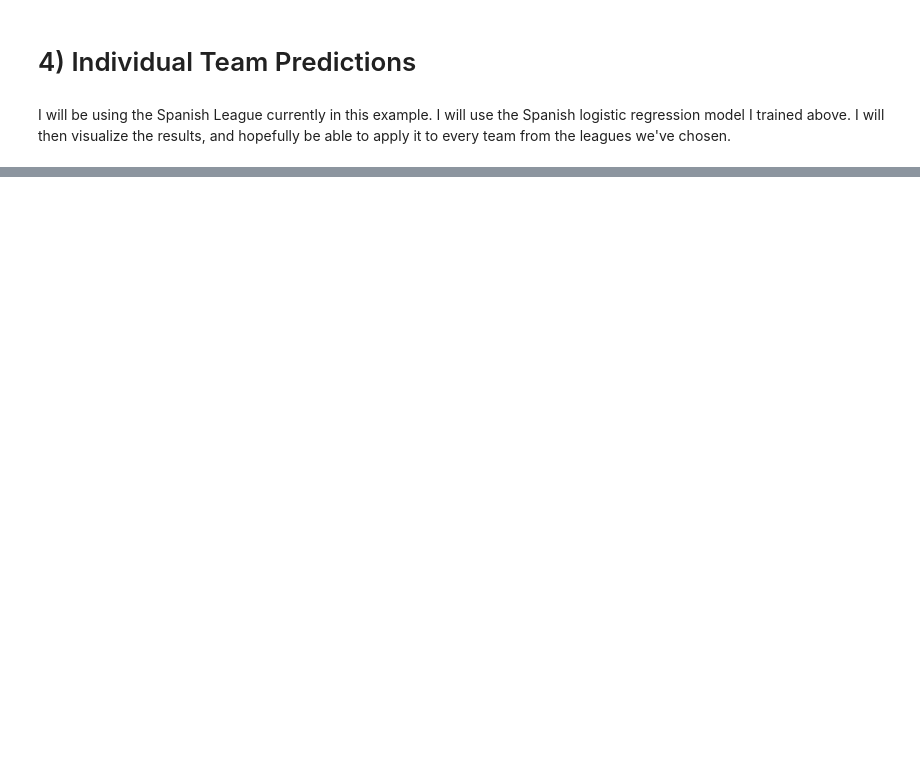
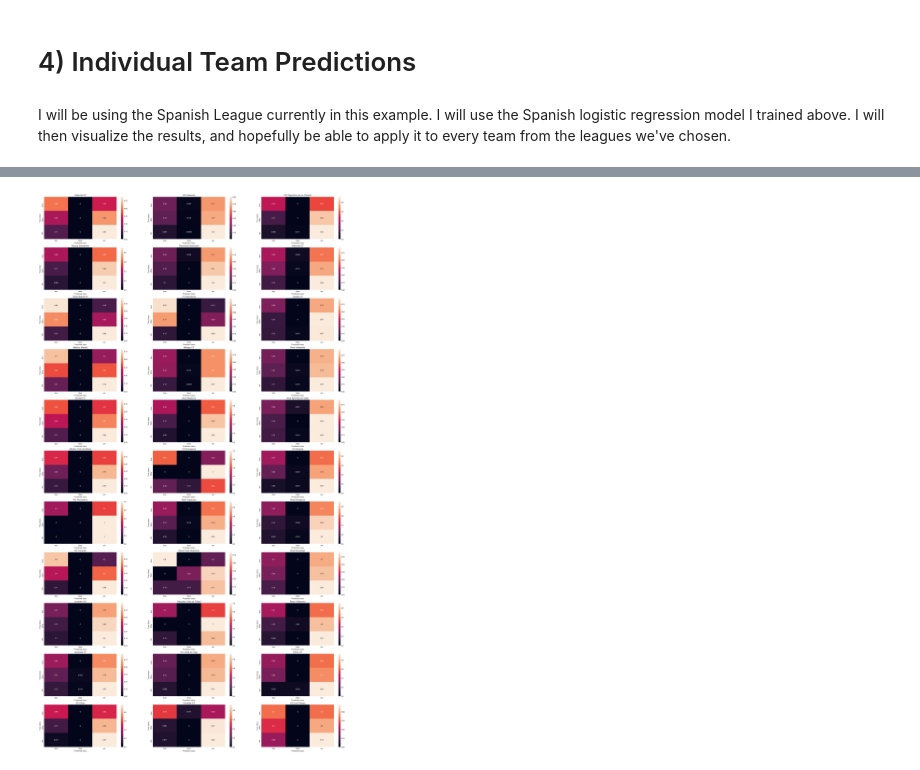
Before and after one commit to darren-geng/European-Soccer-Odds, a Jupyter notebook: European Soccer Odds.ipynb, the cells around one changed output, grey strips where cells are left out. Saved outputs shown, nothing was run; the diff lists cells and outputs as text; code cells hidden in the pictures; blank space fills up the shorter version.

```diff
--- a/European Soccer Odds.ipynb
+++ b/European Soccer Odds.ipynb
@@ -348,0 +296,18 @@ plt.xlabel('team name')
+# %%
+f = plt.figure(figsize=(30, 55))
+counter = 0
+for team in spanish_teams:
+    team_results = spain_matches.loc[(spain_matches['home_team_api_id'] == team) | (spain_matches['away_team_api_id'] == team)]['match_result']
+    cnf_matrix = confusion_matrix(team_results, spanish_match_predictions[team])
+    cnf_matrix = cnf_matrix.astype('float')
+    cnf_matrix = sklearn.preprocessing.normalize(cnf_matrix, norm = 'l1', axis = 1)
+    sub = f.add_subplot(np.ceil(int(len(spanish_teams)/3)), 3, counter + 1)
+    counter = counter + 1
+    sns.heatmap(cnf_matrix, annot = True, xticklabels = ['loss', 'draw', 'win'], yticklabels = ['loss', 'draw', 'win'])
+    plt.ylabel('True class')
+    plt.xlabel('Predicted class')
+    plt.title(team)
+
+plt.show()
+# %% [output]
+[figure, added]
```
Also changed, not shown: parts of 33 cells of this notebook.
